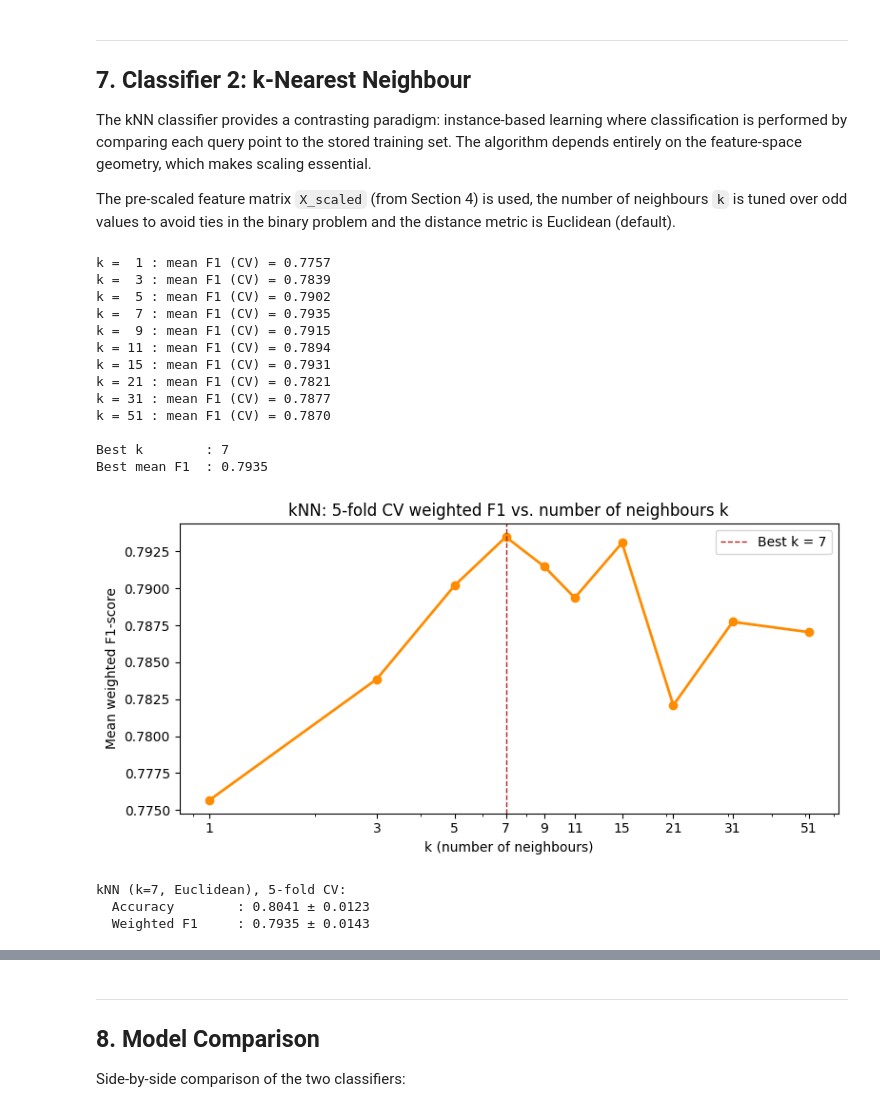
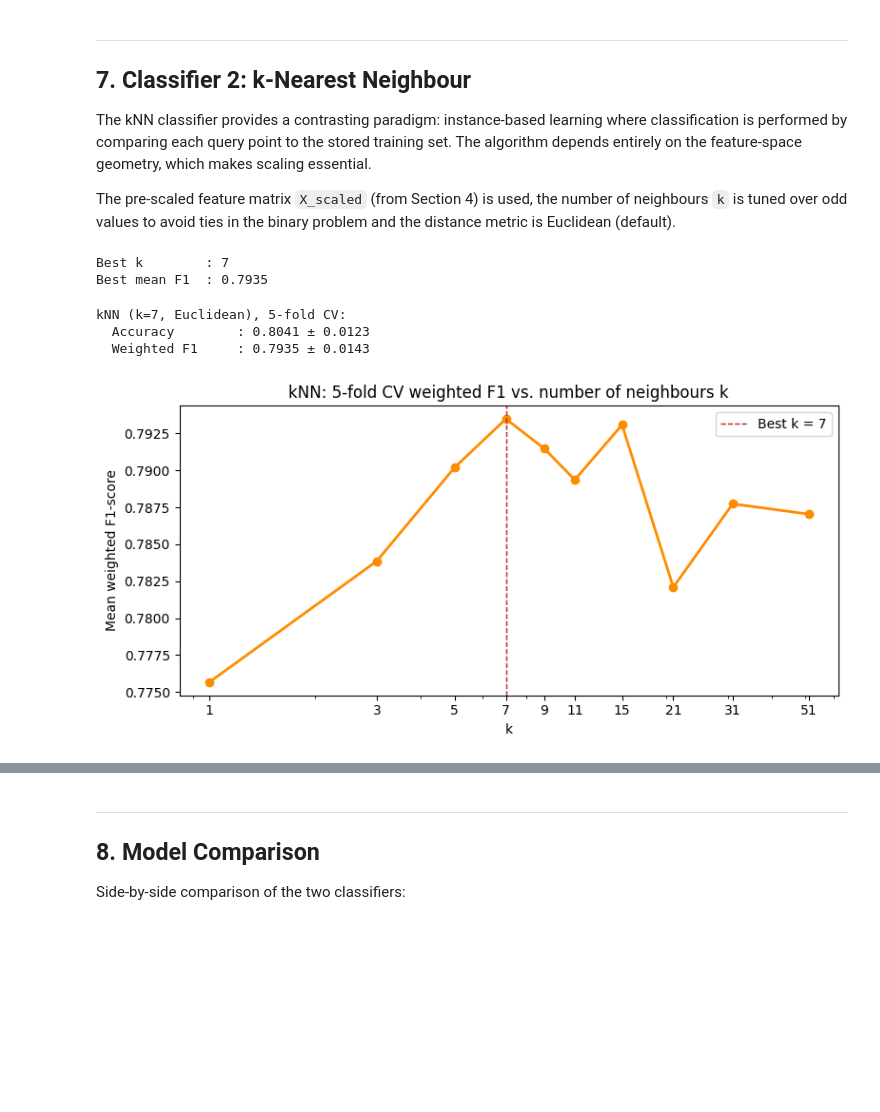
Before and after one commit to maarqui/drug-consumption-analysis, a Jupyter notebook: classification/classification-notebook.ipynb, the cells around one changed output, grey strips where cells are left out. Cells and saved outputs as stored; diff of their text form; code cells hidden in the pictures; blank space fills up the shorter version.

```diff
--- a/classification/classification-notebook.ipynb
+++ b/classification/classification-notebook.ipynb
@@ -340,62 +358,29 @@ The pre-scaled feature matrix `X_scaled` (from Section 4) is used, the number of
 from sklearn.neighbors import KNeighborsClassifier
 
 k_values = [1, 3, 5, 7, 9, 11, 15, 21, 31, 51]
-f1_per_k = []
+make_knn = lambda k: KNeighborsClassifier(n_neighbors=k, metric='euclidean')
 
-for k in k_values:
-    knn = KNeighborsClassifier(n_neighbors=k, metric='euclidean')
-    scores = cross_val_score(knn, X_scaled, y, cv=cv, scoring='f1_weighted')
-    f1_per_k.append(scores.mean())
-    print('k = %2d : mean F1 (CV) = %.4f' % (k, scores.mean()))
+scores_knn = tune_hyperparameter(make_knn, k_values, X_scaled, y, cv)
+best_k     = k_values[int(np.argmax(scores_knn))]
 
-best_k = k_values[int(np.argmax(f1_per_k))]
-print('\nBest k        : %d' % best_k)
-print('Best mean F1  : %.4f' % max(f1_per_k))
+print('Best k        : %d' % best_k)
+print('Best mean F1  : %.4f' % max(scores_knn))
 # %% [output]
-k =  1 : mean F1 (CV) = 0.7757
-k =  3 : mean F1 (CV) = 0.7839
-k =  5 : mean F1 (CV) = 0.7902
-k =  7 : mean F1 (CV) = 0.7935
-k =  9 : mean F1 (CV) = 0.7915
-k = 11 : mean F1 (CV) = 0.7894
-k = 15 : mean F1 (CV) = 0.7931
-k = 21 : mean F1 (CV) = 0.7821
-k = 31 : mean F1 (CV) = 0.7877
-k = 51 : mean F1 (CV) = 0.7870
-
 Best k        : 7
 Best mean F1  : 0.7935
 # %%
-# Plot results as a function of k
-fig, ax = plt.subplots(figsize=(8, 4))
+# CV curve and final evaluation
+plot_cv_curve(k_values, scores_knn, best_k,
+              xlabel='k',
+              title='kNN: 5-fold CV weighted F1 vs. number of neighbours k',
+              color='darkorange',
+              log_x=True)
 
-ax.plot(k_values, f1_per_k, marker='o', color='darkorange', linewidth=2)
-ax.axvline(best_k, color='firebrick', linestyle='--', linewidth=1,
-           label='Best k = %d' % best_k)
-
-ax.set_title('kNN: 5-fold CV weighted F1 vs. number of neighbours k')
-ax.set_xlabel('k (number of neighbours)')
-ax.set_ylabel('Mean weighted F1-score')
-ax.set_xscale('log')
-ax.set_xticks(k_values)
-# formatting
-ax.get_xaxis().set_major_formatter(plt.matplotlib.ticker.ScalarFormatter())
-ax.legend()
-plt.tight_layout()
+knn = make_knn(best_k)
+acc_knn, f1_knn = evaluate_final(knn, X_scaled, y, cv, 'kNN (k=%d, Euclidean)' % best_k)
 # %% [output]
+kNN (k=7, Euclidean), 5-fold CV:
+  Accuracy        : 0.8041 ± 0.0123
+  Weighted F1     : 0.7935 ± 0.0143
-[figure, old version]
+[figure, new version]
-# %%
-# Final kNN evaluation with the best k
-knn = KNeighborsClassifier(n_neighbors=best_k, metric='euclidean')
-
-acc_knn = cross_val_score(knn, X_scaled, y, cv=cv, scoring='accuracy')
-f1_knn  = cross_val_score(knn, X_scaled, y, cv=cv, scoring='f1_weighted')
-
-print('kNN (k=%d, Euclidean), 5-fold CV:' % best_k)
-print('  Accuracy        : %.4f ± %.4f' % (acc_knn.mean(), acc_knn.std()))
-print('  Weighted F1     : %.4f ± %.4f' % (f1_knn.mean(),  f1_knn.std()))
-# %% [output]
-kNN (k=7, Euclidean), 5-fold CV:
-  Accuracy        : 0.8041 ± 0.0123
-  Weighted F1     : 0.7935 ± 0.0143
 # %%
```
Also changed, not shown: parts of 21 cells of this notebook, 1 other file.
